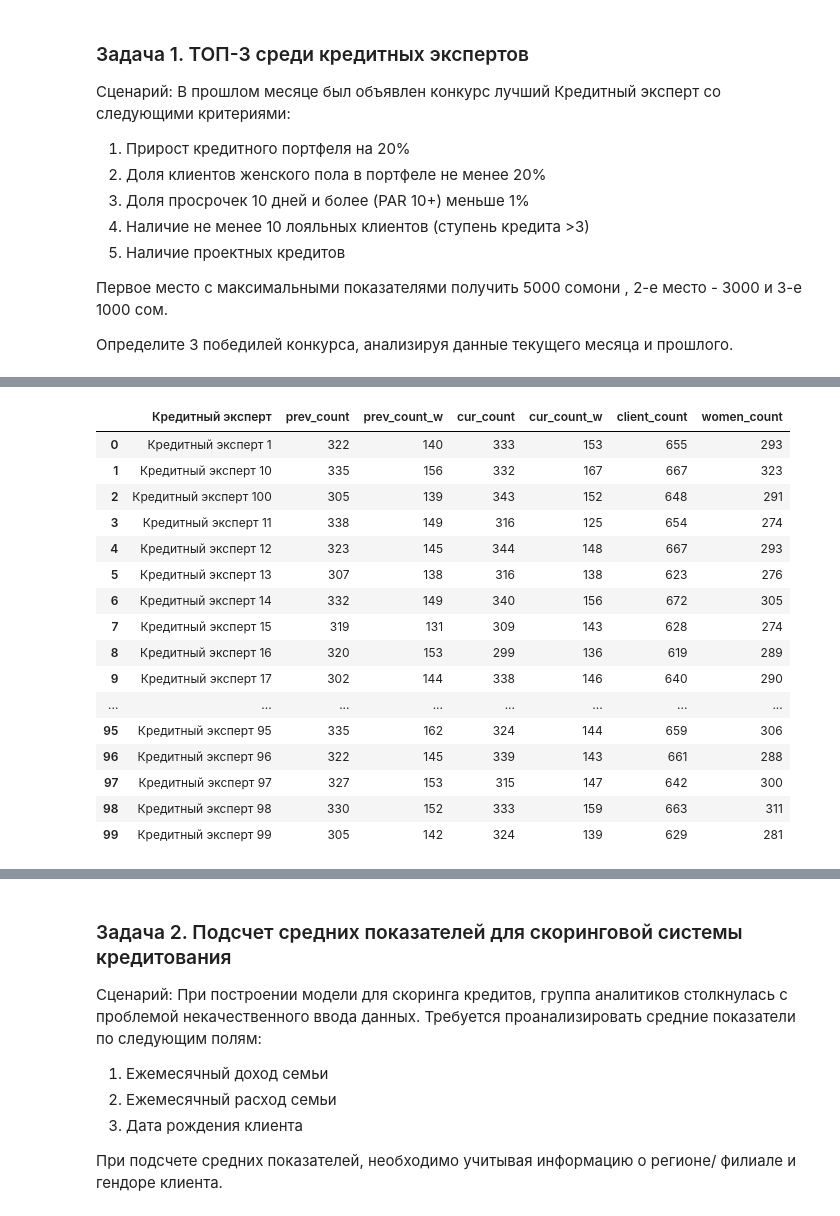
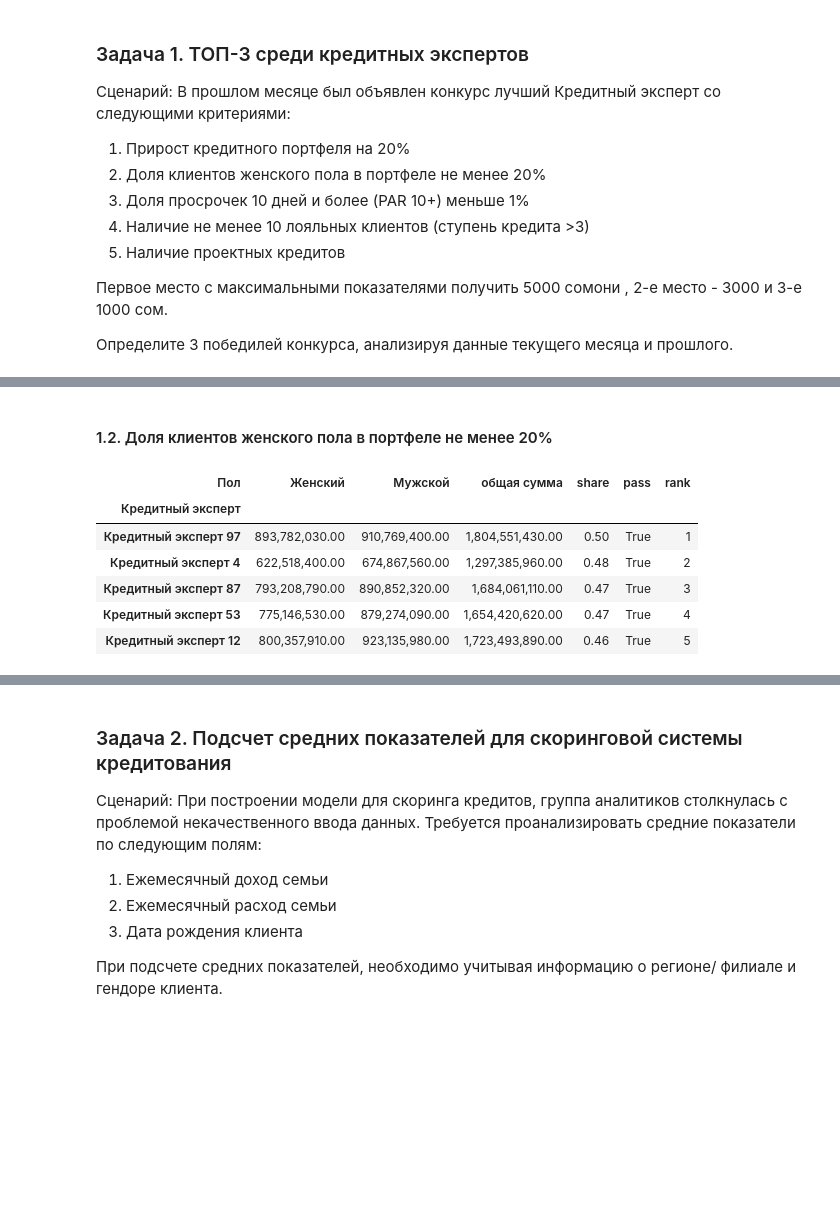
Before and after one commit to mkhayom/Python-Courses, a Jupyter notebook: Task 7.ipynb, the cells around one changed output, grey strips where cells are left out. Saved outputs shown, nothing was run; the diff lists cells and outputs as text; code cells hidden in the pictures; blank space fills up the shorter version.

```diff
--- a/Task 7.ipynb
+++ b/Task 7.ipynb
@@ -108,20 +88,42 @@ port_full['women_count'] = port_full['prev_count_w'] + port_full['сur_count_w']
-# %%
-port_full
-# %% [output]
-|  | Кредитный эксперт | prev_count | prev_count_w | сur_count | сur_count_w | client_count | women_count |
-| 0 | Кредитный эксперт 1 | 322 | 140 | 333 | 153 | 655 | 293 |
-| 1 | Кредитный эксперт 10 | 335 | 156 | 332 | 167 | 667 | 323 |
-| 2 | Кредитный эксперт 100 | 305 | 139 | 343 | 152 | 648 | 291 |
-| 3 | Кредитный эксперт 11 | 338 | 149 | 316 | 125 | 654 | 274 |
-| 4 | Кредитный эксперт 12 | 323 | 145 | 344 | 148 | 667 | 293 |
-| 5 | Кредитный эксперт 13 | 307 | 138 | 316 | 138 | 623 | 276 |
-| 6 | Кредитный эксперт 14 | 332 | 149 | 340 | 156 | 672 | 305 |
-| 7 | Кредитный эксперт 15 | 319 | 131 | 309 | 143 | 628 | 274 |
-| 8 | Кредитный эксперт 16 | 320 | 153 | 299 | 136 | 619 | 289 |
-| 9 | Кредитный эксперт 17 | 302 | 144 | 338 | 146 | 640 | 290 |
-| ... | ... | ... | ... | ... | ... | ... | ... |
-| 95 | Кредитный эксперт 95 | 335 | 162 | 324 | 144 | 659 | 306 |
-| 96 | Кредитный эксперт 96 | 322 | 145 | 339 | 143 | 661 | 288 |
-| 97 | Кредитный эксперт 97 | 327 | 153 | 315 | 147 | 642 | 300 |
-| 98 | Кредитный эксперт 98 | 330 | 152 | 333 | 159 | 663 | 311 |
-| 99 | Кредитный эксперт 99 | 305 | 142 | 324 | 139 | 629 | 281 |
+# %% [markdown]
+#### 1.2. Доля клиентов женского пола в портфеле не менее 20%
+# %%
+# Расчет доли женщин в портфеле (в %)
+# за основу возьмем данные текущего периода
+
+gender = current.pivot_table(index='Кредитный эксперт',
+                                            columns='Пол',
+                                            values='Активная сумма в нац. валюте',
+                                            aggfunc='sum',
+                                            fill_value=0
+                                            )
+
+# Формула расчета доли женщин в портфеле:
+# (сумма активов по женщинам / общая сумма активов)
+
+# общая сумма
+gender['общая сумма'] = gender['Женский'] + gender['Мужской']
+
+# Расчет доли женщин в портфеле
+gender['share'] = gender['Женский'] / gender['общая сумма']
+
+# Прошли ли кредитные эксперты порог в 20%?
+gender['pass'] = gender['share'] > 0.2
+
+# Выводим только тех кредитных экспертов, у которых доля женщин в портфеле более 20%
+gender = gender[gender['pass']]
+
+# Сортируем по убыванию, чтобы вверху были те, у кого доля женщин в портфеле больше всего
+gender.sort_values(by='share', ascending=False, inplace=True)
+
+# далее присваеваем индекс, как показатель оценки, где 1 самый лучший
+gender['rank'] = range(1, gender.shape[0]+1)
+gender.head()
+# %% [output]
+| Пол | Женский | Мужской | общая сумма | share | pass | rank |
+| Кредитный эксперт |  |  |  |  |  |  |
+| Кредитный эксперт 97 | 893,782,030.00 | 910,769,400.00 | 1,804,551,430.00 | 0.50 | True | 1 |
+| Кредитный эксперт 4 | 622,518,400.00 | 674,867,560.00 | 1,297,385,960.00 | 0.48 | True | 2 |
+| Кредитный эксперт 87 | 793,208,790.00 | 890,852,320.00 | 1,684,061,110.00 | 0.47 | True | 3 |
+| Кредитный эксперт 53 | 775,146,530.00 | 879,274,090.00 | 1,654,420,620.00 | 0.47 | True | 4 |
+| Кредитный эксперт 12 | 800,357,910.00 | 923,135,980.00 | 1,723,493,890.00 | 0.46 | True | 5 |
```
Also changed, not shown: parts of 21 cells of this notebook.
